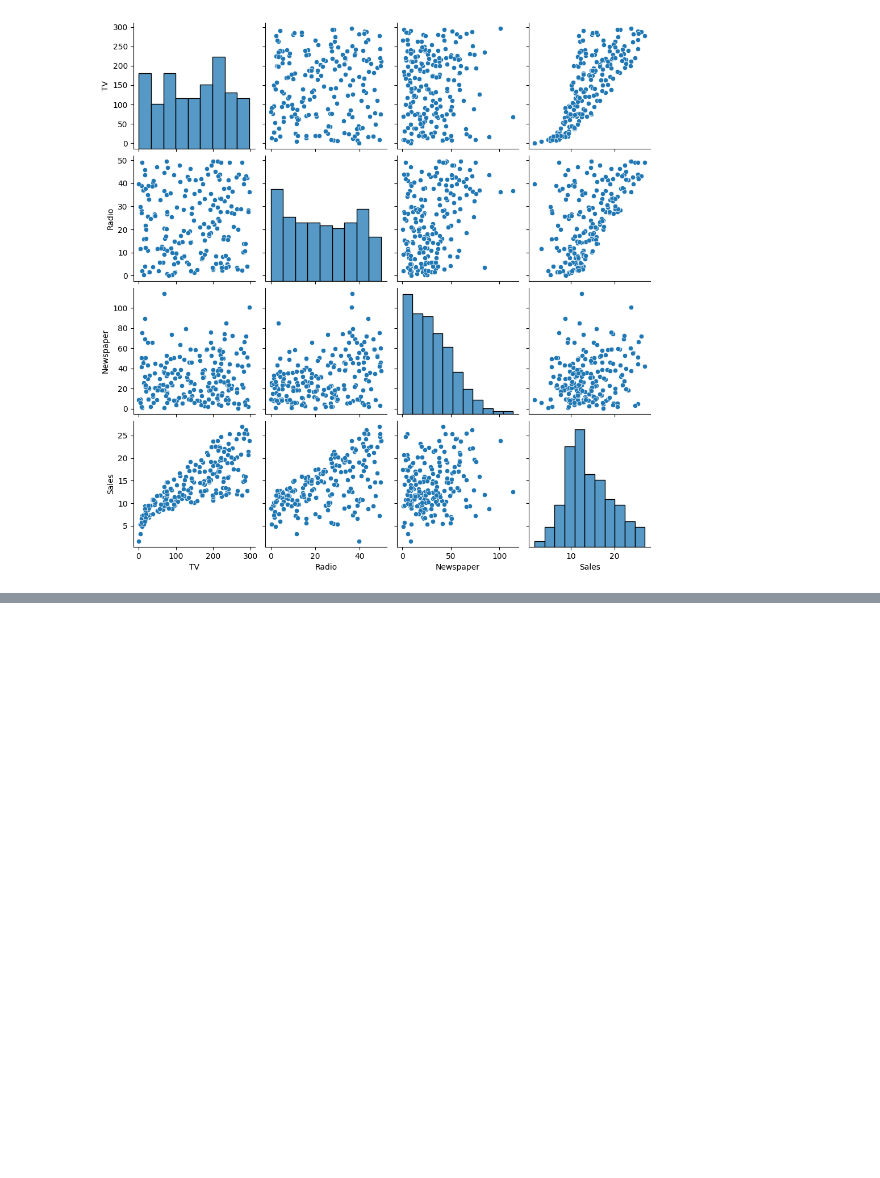
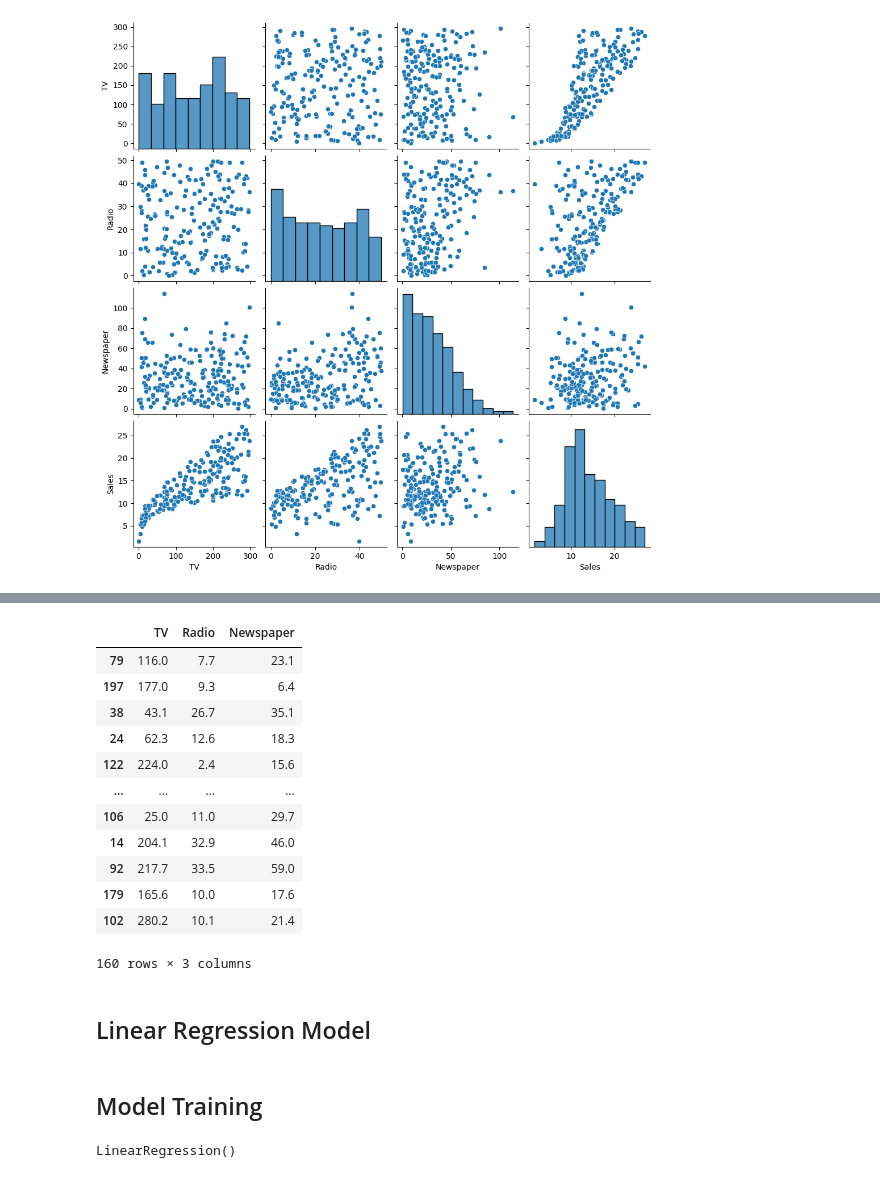
Before and after one commit to Megha211/OIBSIP, a Jupyter notebook: sales_prediction.ipynb, the cells around one changed output, grey strips where cells are left out. Drawn from its saved outputs; the diff is of its cells as text; code cells hidden in the pictures; blank space fills up the shorter version.

```diff
--- a/sales_prediction.ipynb
+++ b/sales_prediction.ipynb
@@ -106,0 +202,18 @@ plt.show()
+# %%
+x_train
+# %% [output]
+|  | TV | Radio | Newspaper |
+| 79 | 116.0 | 7.7 | 23.1 |
+| 197 | 177.0 | 9.3 | 6.4 |
+| 38 | 43.1 | 26.7 | 35.1 |
+| 24 | 62.3 | 12.6 | 18.3 |
+| 122 | 224.0 | 2.4 | 15.6 |
+| ... | ... | ... | ... |
+| 106 | 25.0 | 11.0 | 29.7 |
+| 14 | 204.1 | 32.9 | 46.0 |
+| 92 | 217.7 | 33.5 | 59.0 |
+| 179 | 165.6 | 10.0 | 17.6 |
+| 102 | 280.2 | 10.1 | 21.4 |
+160 rows × 3 columns
+# %% [markdown]
+## Linear Regression Model
@@ -106,0 +222,7 @@ plt.show()
+# %% [markdown]
+## Model Training
+# %%
+Linear_reg= LinearRegression()
+Linear_reg.fit(x_train, y_train)
+# %% [output]
+LinearRegression()
```
Also changed, not shown: parts of 23 cells of this notebook.
